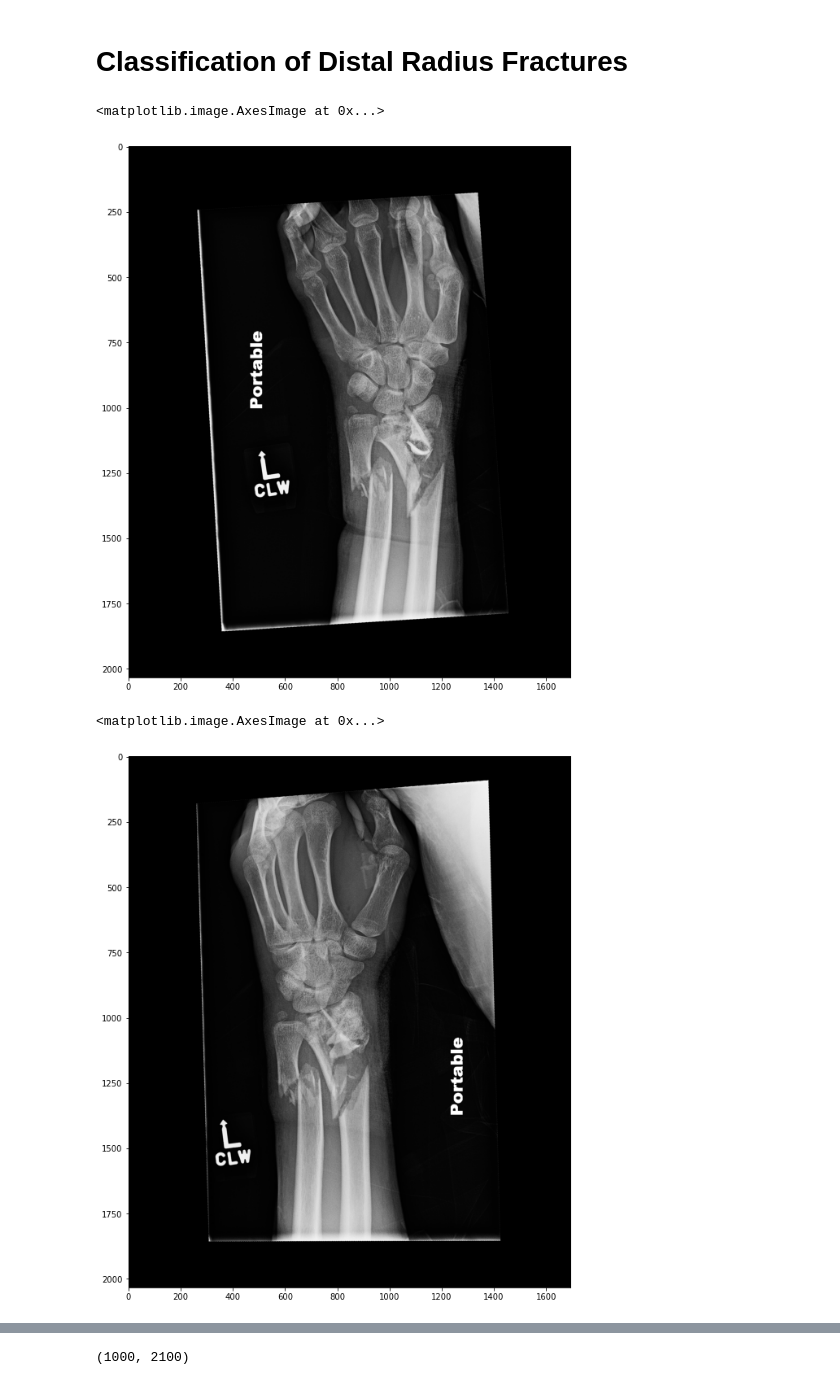
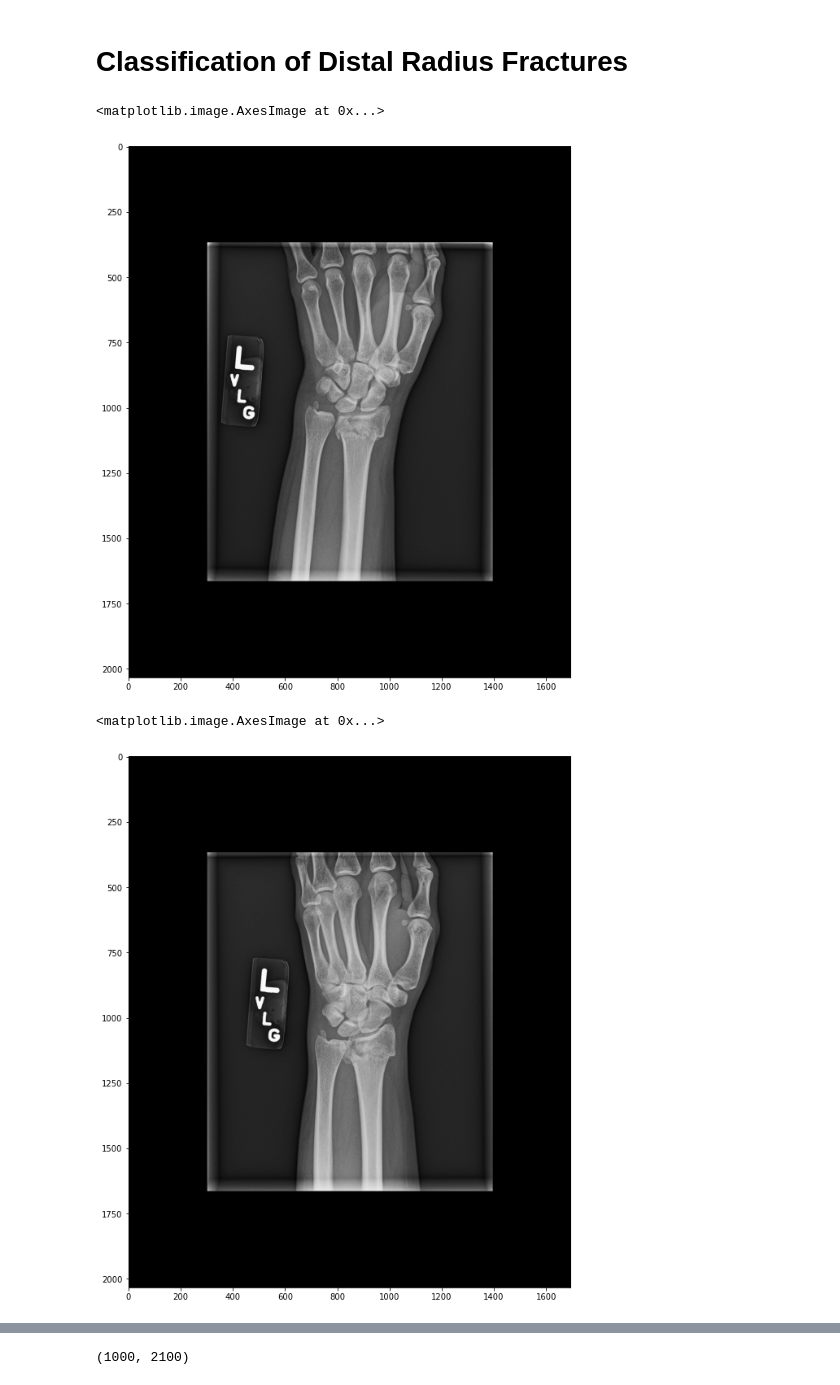
Before and after one commit to IHGCU/CapstoneProject, a Jupyter notebook: DRUJClassification.ipynb, the cells around one changed output, grey strips where cells are left out. Drawn from its saved outputs; the diff is of its cells as text; code cells hidden in the pictures.

```diff
--- a/DRUJClassification.ipynb
+++ b/DRUJClassification.ipynb
@@ -36,18 +36,22 @@ def read_xray(path, voi_lut = True, fix_monochrome = True):
     data = (data * 255).astype(np.uint8)
 
     return data
+# %%
+filename01 = 'TestCases\Subject001\PAView'
+filename02 = 'TestCases\Subject001\ObliqueView'
+filename03 = 'TestCases\Subject001\LateralView'
 # %%
-img1 = read_xray('Images\Subject002\IMediaExport\DICOM\PAT_0000\STD_0000\SER_0000\OBJ_0001\IM_0001')
+img1 = read_xray(filename01)
 plt.figure(figsize = (12,12))
 plt.imshow(img1, 'gray')
 # %% [output]
 <matplotlib.image.AxesImage at 0x...>
-[figure, old version]
+[figure, new version]
 # %%
-img2 = read_xray('Images\Subject002\IMediaExport\DICOM\PAT_0000\STD_0000\SER_0001\OBJ_0001\IM_0001')
+img2 = read_xray(filename02)
 plt.figure(figsize = (12,12))
 plt.imshow(img2, 'gray')
 # %% [output]
 <matplotlib.image.AxesImage at 0x...>
-[figure, old version]
+[figure, new version]
 # %%
```
Also changed, not shown: parts of 6 cells of this notebook.
